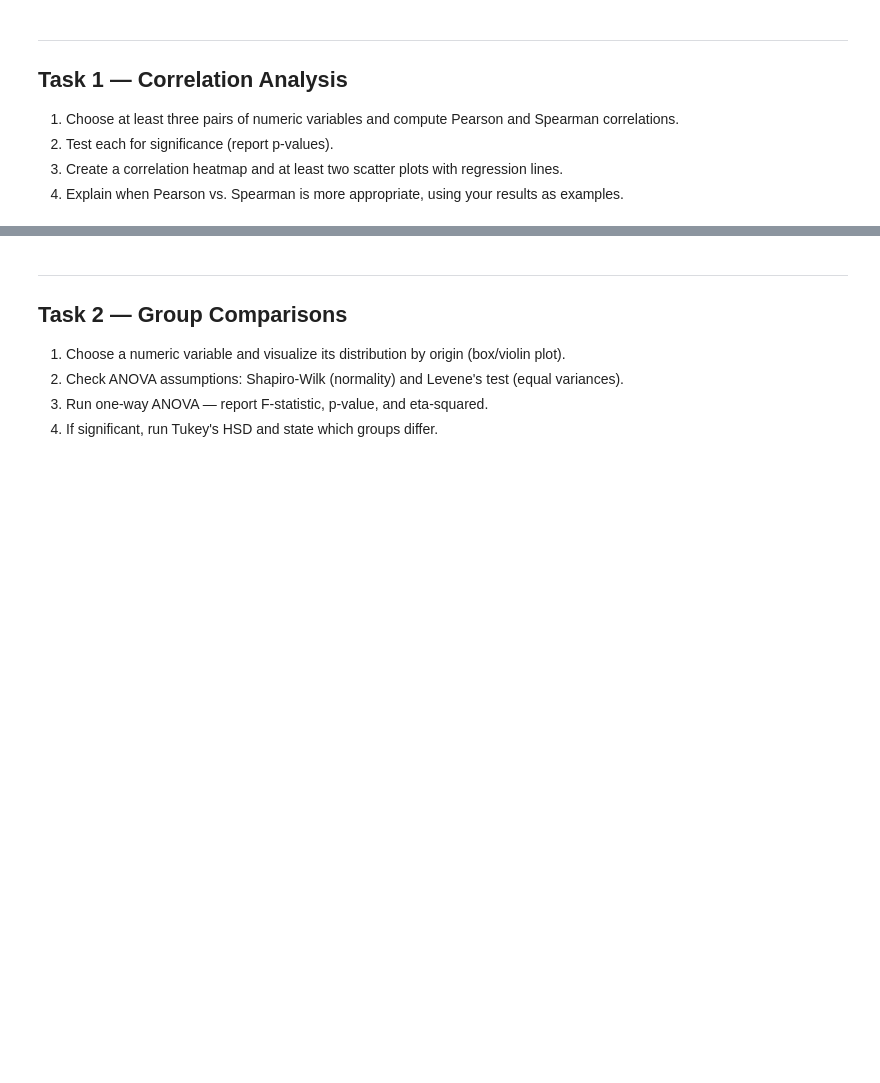
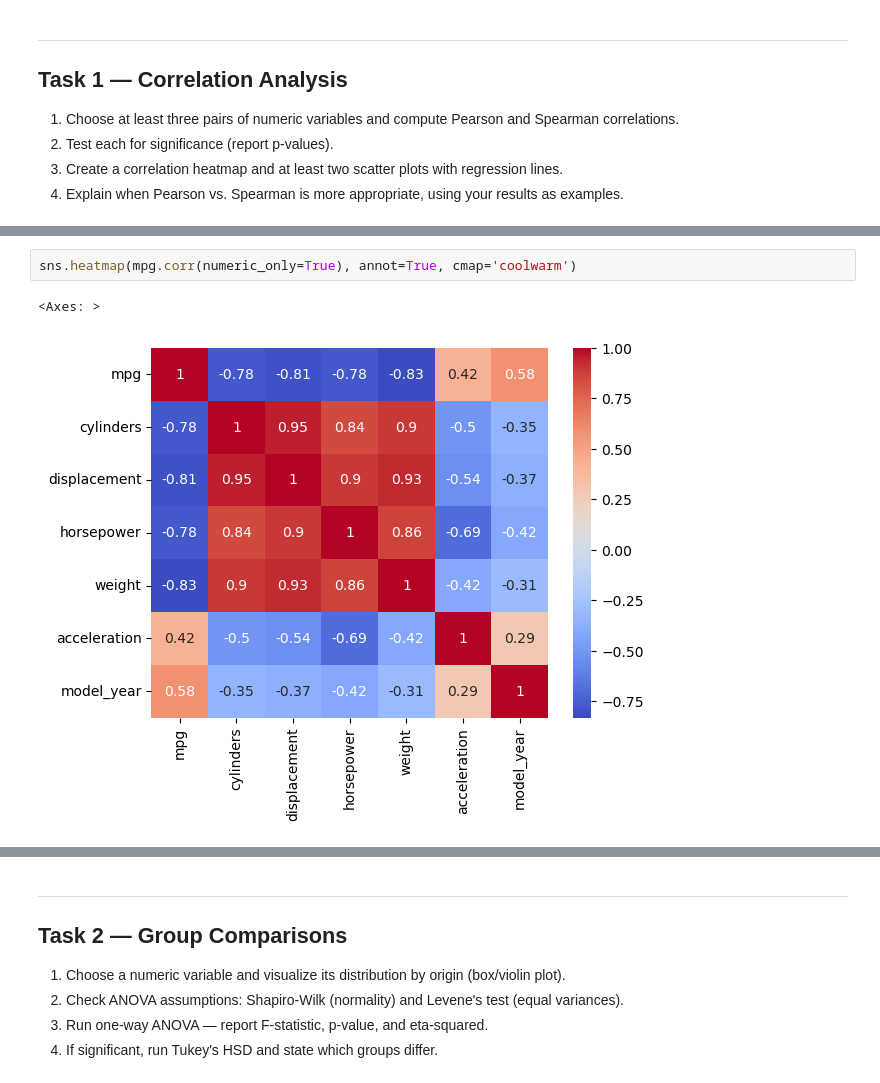
Before and after one commit to Data-AI-IDDA/m3-13-assessment, a Jupyter notebook: m3-13-assessment.ipynb, the cells around one changed output, grey strips where cells are left out. Drawn from its saved outputs; the diff is of its cells as text; blank space fills up the shorter version.

```diff
--- a/m3-13-assessment.ipynb
+++ b/m3-13-assessment.ipynb
@@ -45,0 +79,5 @@ Your answer here…
+# %%
+sns.heatmap(mpg.corr(numeric_only=True), annot=True, cmap='coolwarm')
+# %% [output]
+<Axes: >
+[figure, added]
```
Also changed, not shown: parts of 34 cells of this notebook.
